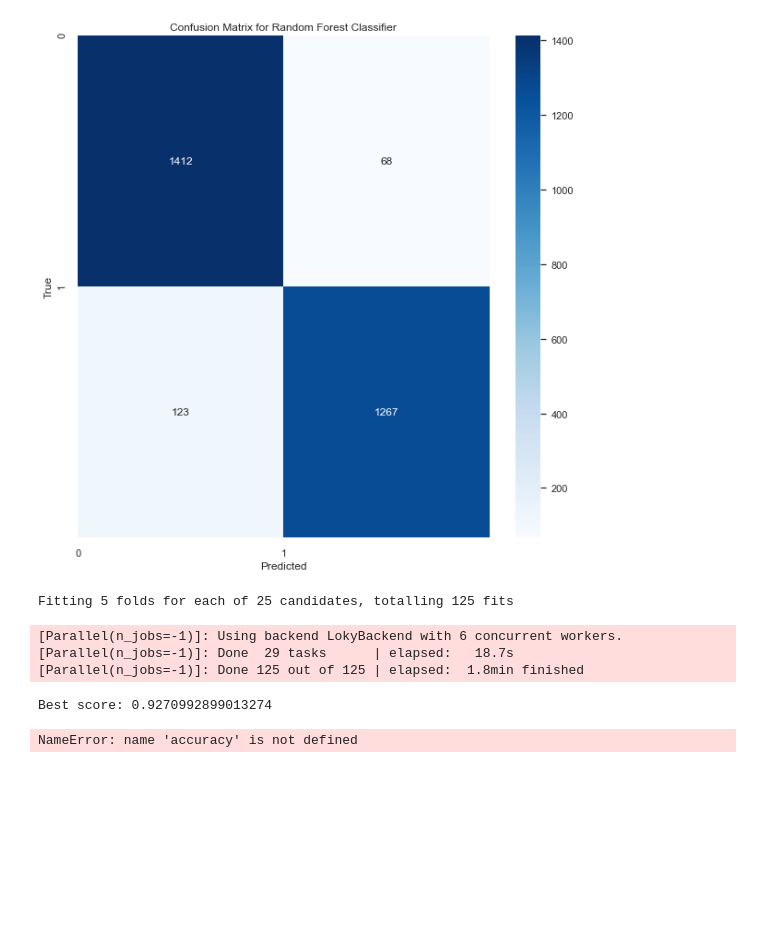
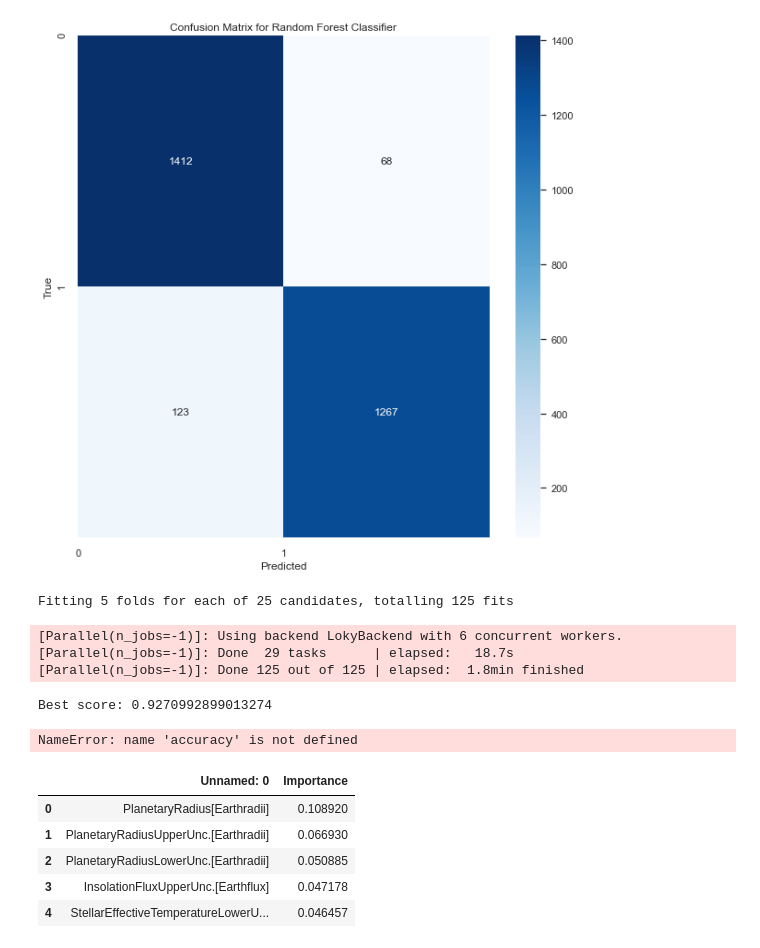
Before and after one commit to cjessop/ExoPlanet, a Jupyter notebook: ExoPlanet.ipynb, the cells around one changed output. Saved outputs shown, nothing was run; the diff lists cells and outputs as text; code cells hidden in the pictures; blank space fills up the shorter version.

```diff
--- a/ExoPlanet.ipynb
+++ b/ExoPlanet.ipynb
@@ -620,3 +620,14 @@ accuracy_df.rename(columns={0: 'Accuracy'}, inplace=True)
 accuracy_df.sort_values(by='Accuracy', ascending=False, inplace=True)
 # Output the dataframe
 print(accuracy_df)
+# %%
+df_importance = pd.read_csv('./feature_importance.csv')
+# %%
+df_importance.head()
+# %% [output]
+|  | Unnamed: 0 | Importance |
+| 0 | PlanetaryRadius[Earthradii] | 0.108920 |
+| 1 | PlanetaryRadiusUpperUnc.[Earthradii] | 0.066930 |
+| 2 | PlanetaryRadiusLowerUnc.[Earthradii] | 0.050885 |
+| 3 | InsolationFluxUpperUnc.[Earthflux] | 0.047178 |
+| 4 | StellarEffectiveTemperatureLowerU... | 0.046457 |
```
Also changed, not shown: parts of 1 cell of this notebook, 3 other files.
